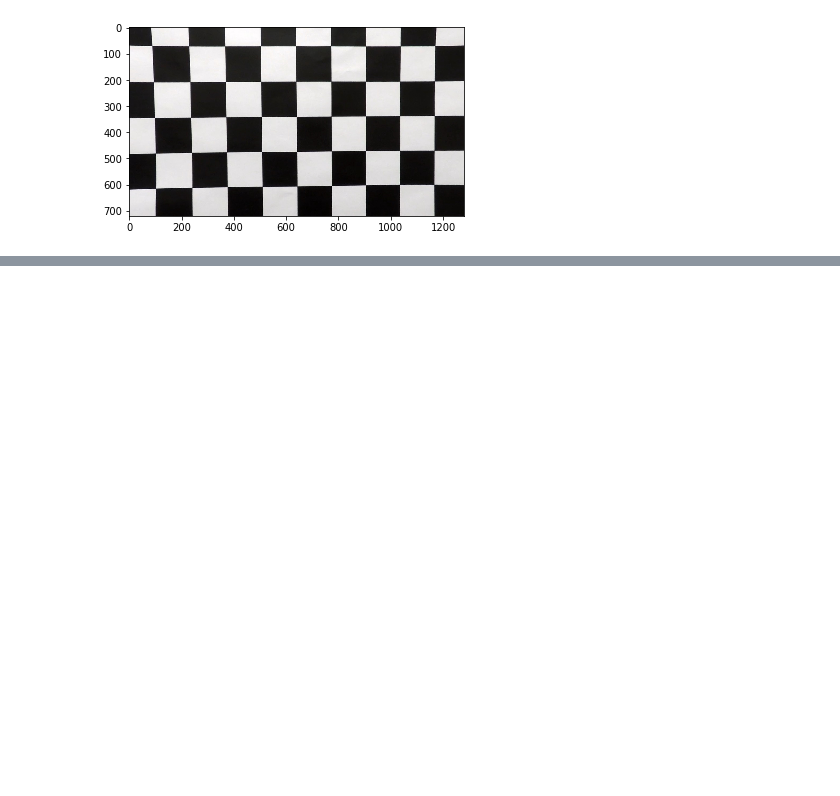
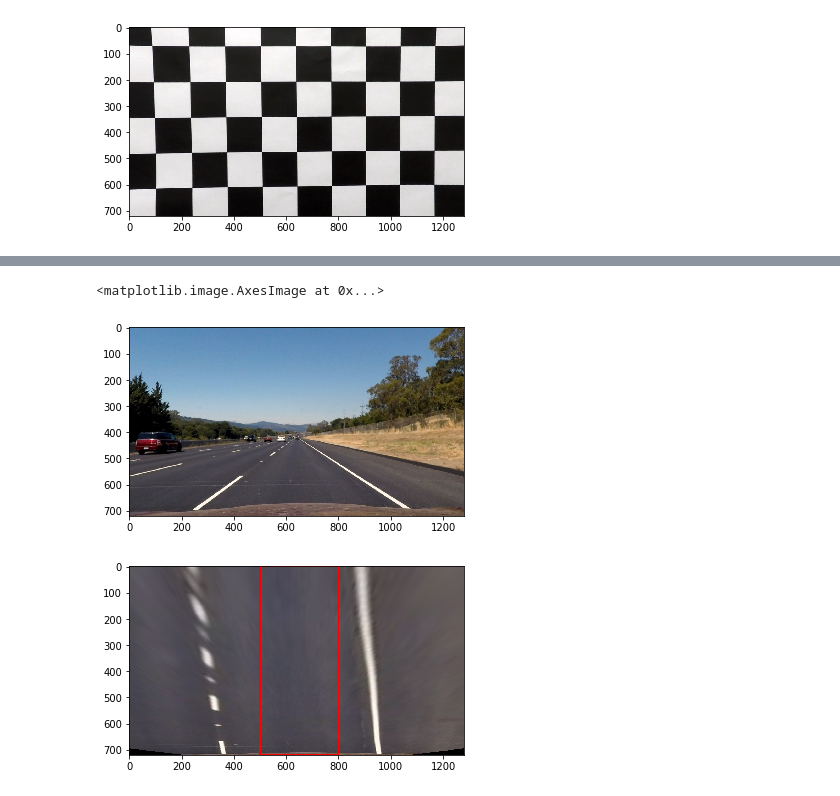
Before and after one commit to root221/CarND-Advanced-Lane-Lines, a Jupyter notebook: LaneLines.ipynb, the cells around one changed output, grey strips where cells are left out. Drawn from its saved outputs; the diff is of its cells as text; code cells hidden in the pictures; blank space fills up the shorter version.

```diff
--- a/LaneLines.ipynb
+++ b/LaneLines.ipynb
@@ -214,0 +192,17 @@ plt.imshow(binary,cmap='gray')
+# %%
+# Apply a perspective transform to rectify binary image
+test_image = mpimg.imread('test_images/straight_lines2.jpg')
+undist = cv2.undistort(test_image,mtx,dist,None,mtx)
+plt.figure()
+plt.imshow(undist)
+src = np.float32([[200,720],[620,440],[680,440],[1100,720]])
+dst = np.float32([[350,720],[350,0],[950,0],[950,720]])
+M = cv2.getPerspectiveTransform(src,dst)
+warp = cv2.warpPerspective(undist,M,(test_image.shape[1],test_image.shape[0]))
+cv2.polylines(warp,np.int32([[[500,720],[500,0],[800,0],[800,720]]]),1,(255,0,0),5)
+plt.figure()
+plt.imshow(warp)
+# %% [output]
+<matplotlib.image.AxesImage at 0x...>
+[figure, added]
+[figure, added]
```
Also changed, not shown: parts of 16 cells of this notebook.
